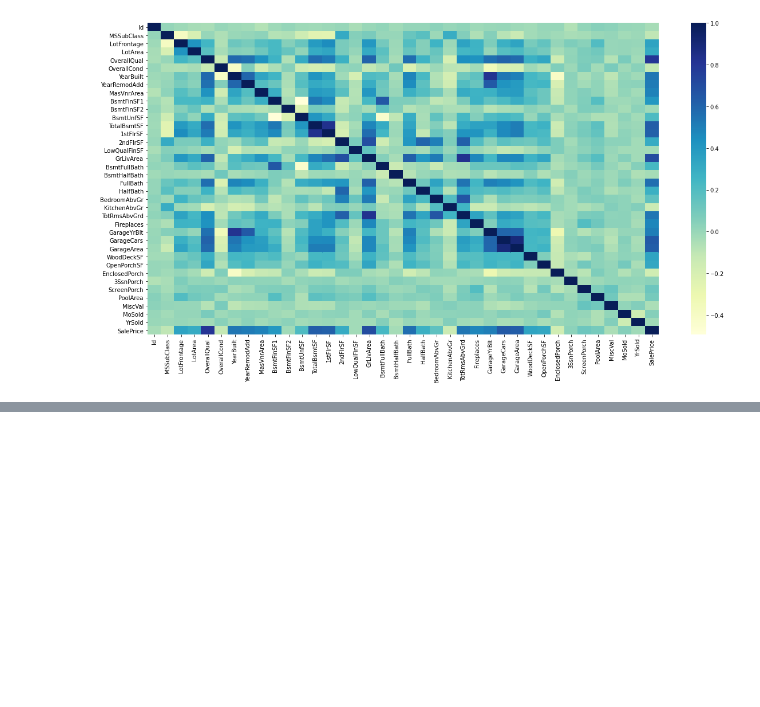
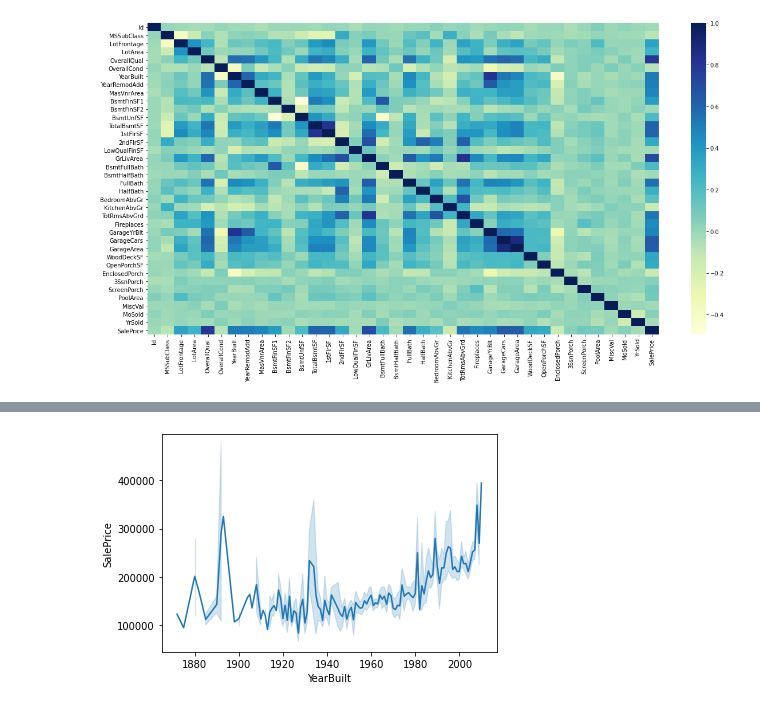
Before and after one commit to iamapickle/CollisionReport, a Jupyter notebook: HousePrices.ipynb, the cells around one changed output, grey strips where cells are left out. Drawn from its saved outputs; the diff is of its cells as text; code cells hidden in the pictures; blank space fills up the shorter version.

```diff
--- a/HousePrices.ipynb
+++ b/HousePrices.ipynb
@@ -120,0 +132,4 @@ Length: 81, dtype: object
+# %%
+ax = sns.lineplot(x='YearBuilt', y='SalePrice', data=df_train)
+# %% [output]
+[figure, added]
```
Also changed, not shown: parts of 19 cells of this notebook.
